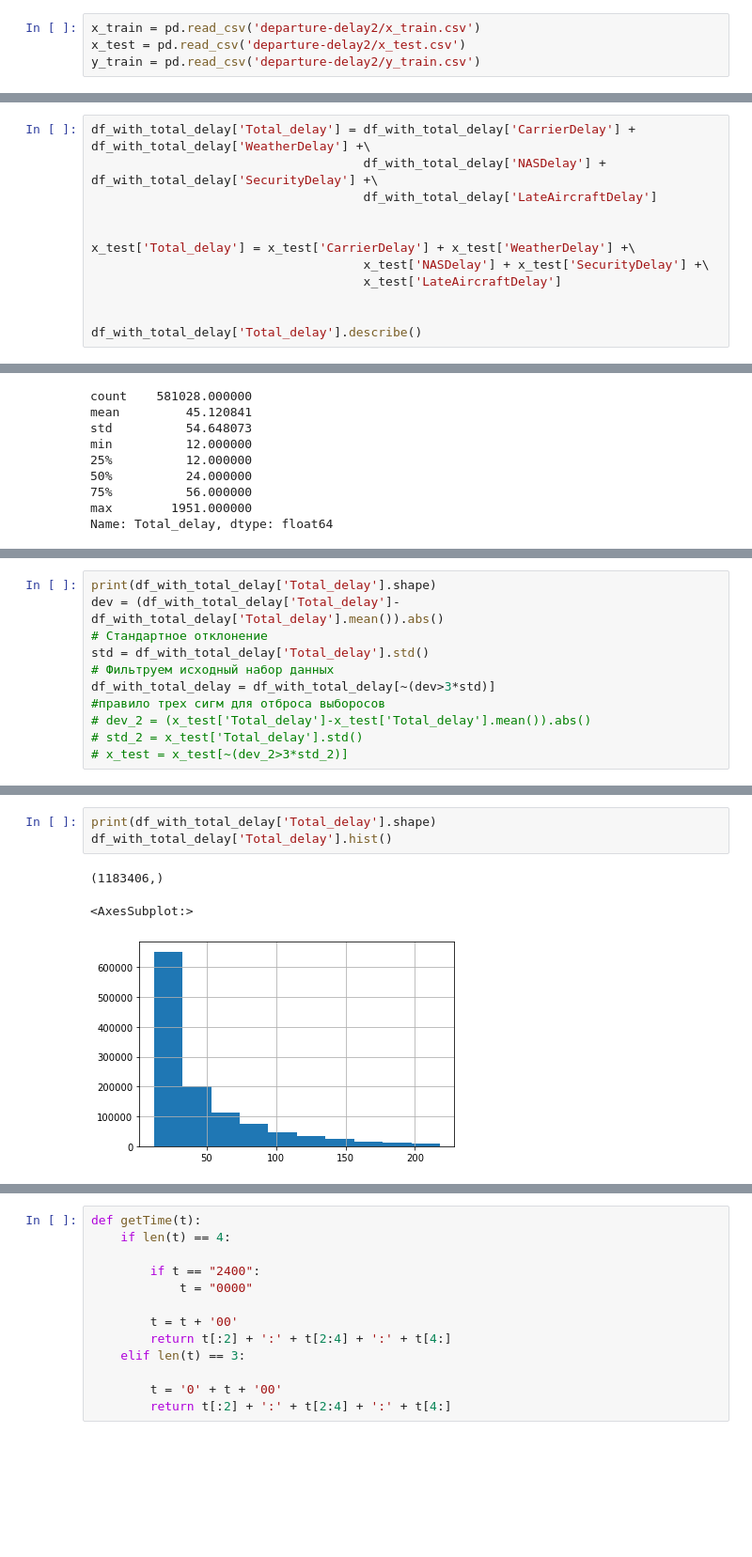
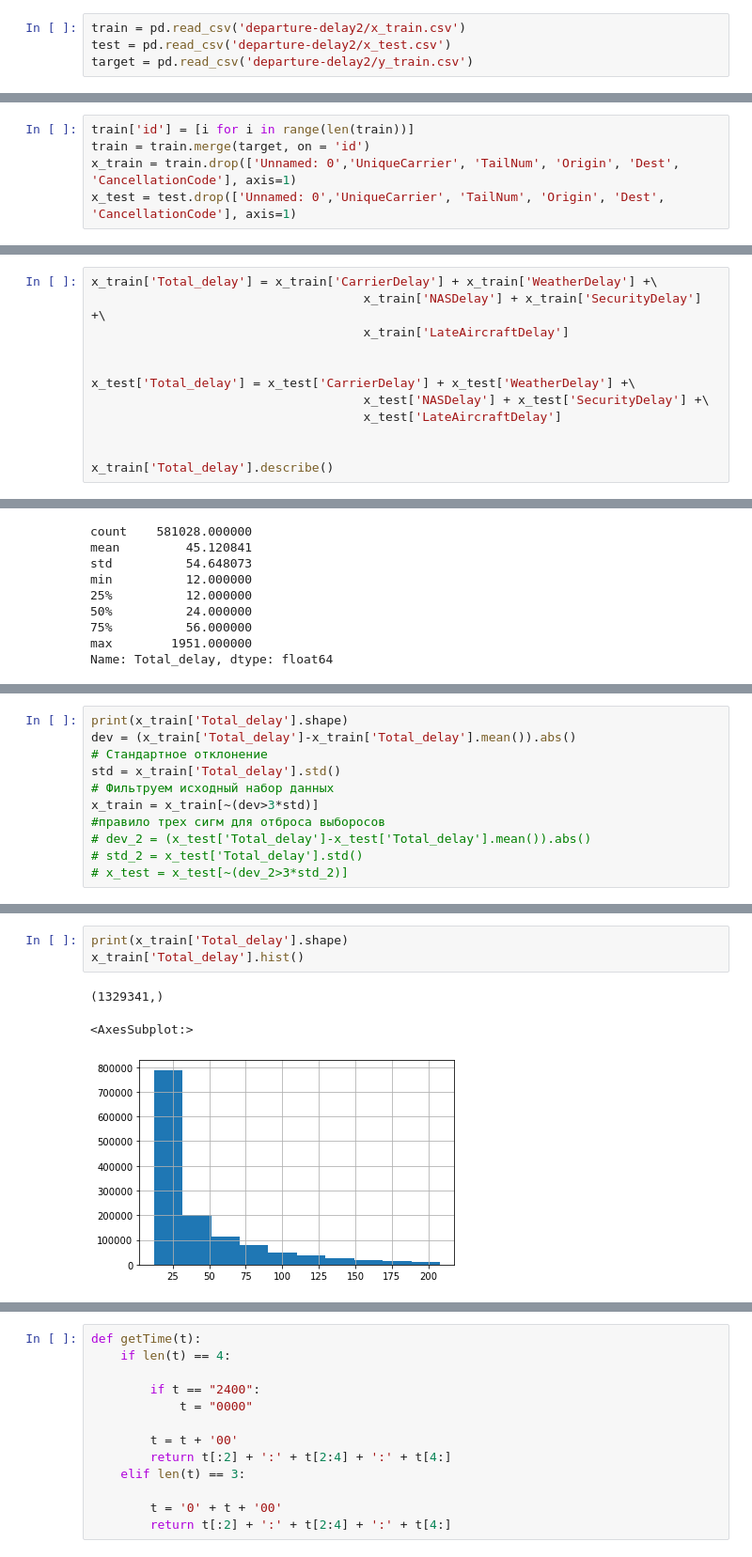
Before and after one commit to jokkojja/steps_in_data, a Jupyter notebook: try_to_kaggle.ipynb, the cells around one changed output, grey strips where cells are left out. Shown: that part at 94% size. Drawn from its saved outputs; the diff is of its cells as text; blank space fills up the shorter version.

```diff
--- a/try_to_kaggle.ipynb
+++ b/try_to_kaggle.ipynb
@@ -16,4 +54,4 @@ from sklearn.impute import SimpleImputer
 # %%
-x_train = pd.read_csv('departure-delay2/x_train.csv')
-x_test = pd.read_csv('departure-delay2/x_test.csv')
-y_train = pd.read_csv('departure-delay2/y_train.csv')
+train = pd.read_csv('departure-delay2/x_train.csv')
+test = pd.read_csv('departure-delay2/x_test.csv')
+target = pd.read_csv('departure-delay2/y_train.csv')
@@ -156 +188,6 @@ df_with_total_delay = x_train.copy()
+# %%
+train['id'] = [i for i in range(len(train))]
+train = train.merge(target, on = 'id')
+x_train = train.drop(['Unnamed: 0','UniqueCarrier', 'TailNum', 'Origin', 'Dest', 'CancellationCode'], axis=1)
+x_test = test.drop(['Unnamed: 0','UniqueCarrier', 'TailNum', 'Origin', 'Dest', 'CancellationCode'], axis=1)
 # %%
@@ -284,7 +336,7 @@ df_with_total_delay
 # %%
-df_with_total_delay['Total_delay'] = df_with_total_delay['CarrierDelay'] + df_with_total_delay['WeatherDelay'] +\
-                                     df_with_total_delay['NASDelay'] + df_with_total_delay['SecurityDelay'] +\
-                                     df_with_total_delay['LateAircraftDelay']
+x_train['Total_delay'] = x_train['CarrierDelay'] + x_train['WeatherDelay'] +\
+                                     x_train['NASDelay'] + x_train['SecurityDelay'] +\
+                                     x_train['LateAircraftDelay']
 
 
 x_test['Total_delay'] = x_test['CarrierDelay'] + x_test['WeatherDelay'] +\
@@ -292,5 +344,5 @@ x_test['Total_delay'] = x_test['CarrierDelay'] + x_test['WeatherDelay'] +\
                                      x_test['LateAircraftDelay']
 
 
-df_with_total_delay['Total_delay'].describe()
+x_train['Total_delay'].describe()
 # %% [output]
@@ -327,10 +399,10 @@ df_with_total_delay['Total_delay'].hist()
 # %%
-print(df_with_total_delay['Total_delay'].shape)
-dev = (df_with_total_delay['Total_delay']-df_with_total_delay['Total_delay'].mean()).abs()
+print(x_train['Total_delay'].shape)
+dev = (x_train['Total_delay']-x_train['Total_delay'].mean()).abs()
 # Стандартное отклонение
-std = df_with_total_delay['Total_delay'].std()
+std = x_train['Total_delay'].std()
 # Фильтруем исходный набор данных
-df_with_total_delay = df_with_total_delay[~(dev>3*std)]
+x_train = x_train[~(dev>3*std)]
 #правило трех сигм для отброса выборосов
 # dev_2 = (x_test['Total_delay']-x_test['Total_delay'].mean()).abs()
 # std_2 = x_test['Total_delay'].std()
@@ -354,9 +426,9 @@ df_with_total_delay['Total_delay'].isna().sum()
 # %% [output]
 0
 # %%
-print(df_with_total_delay['Total_delay'].shape)
-df_with_total_delay['Total_delay'].hist()
+print(x_train['Total_delay'].shape)
+x_train['Total_delay'].hist()
 # %% [output]
-(1183406,)
+(1329341,)
 <AxesSubplot:>
-[figure, old version]
+[figure, new version]
```
Also changed, not shown: parts of 68 cells of this notebook.
